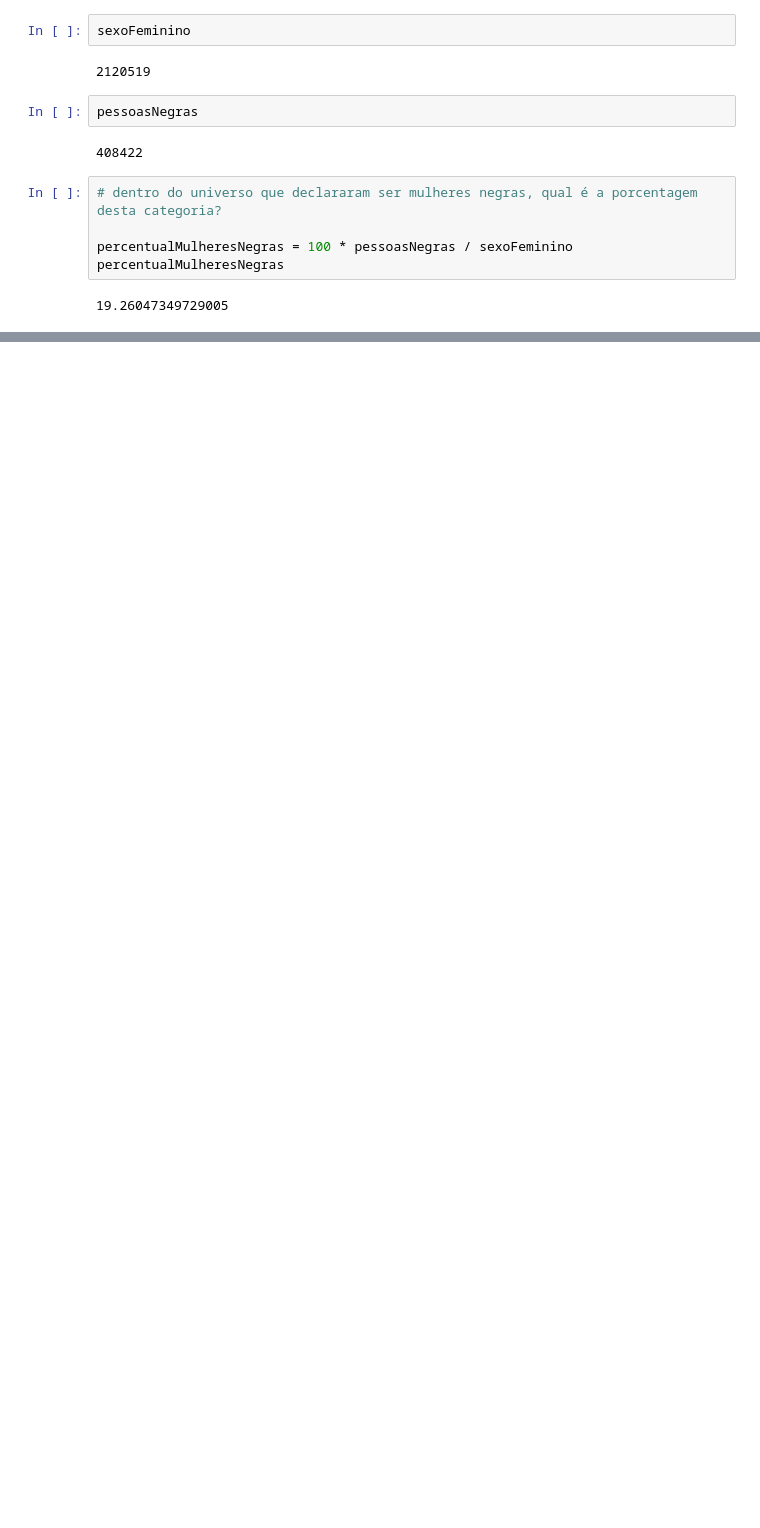
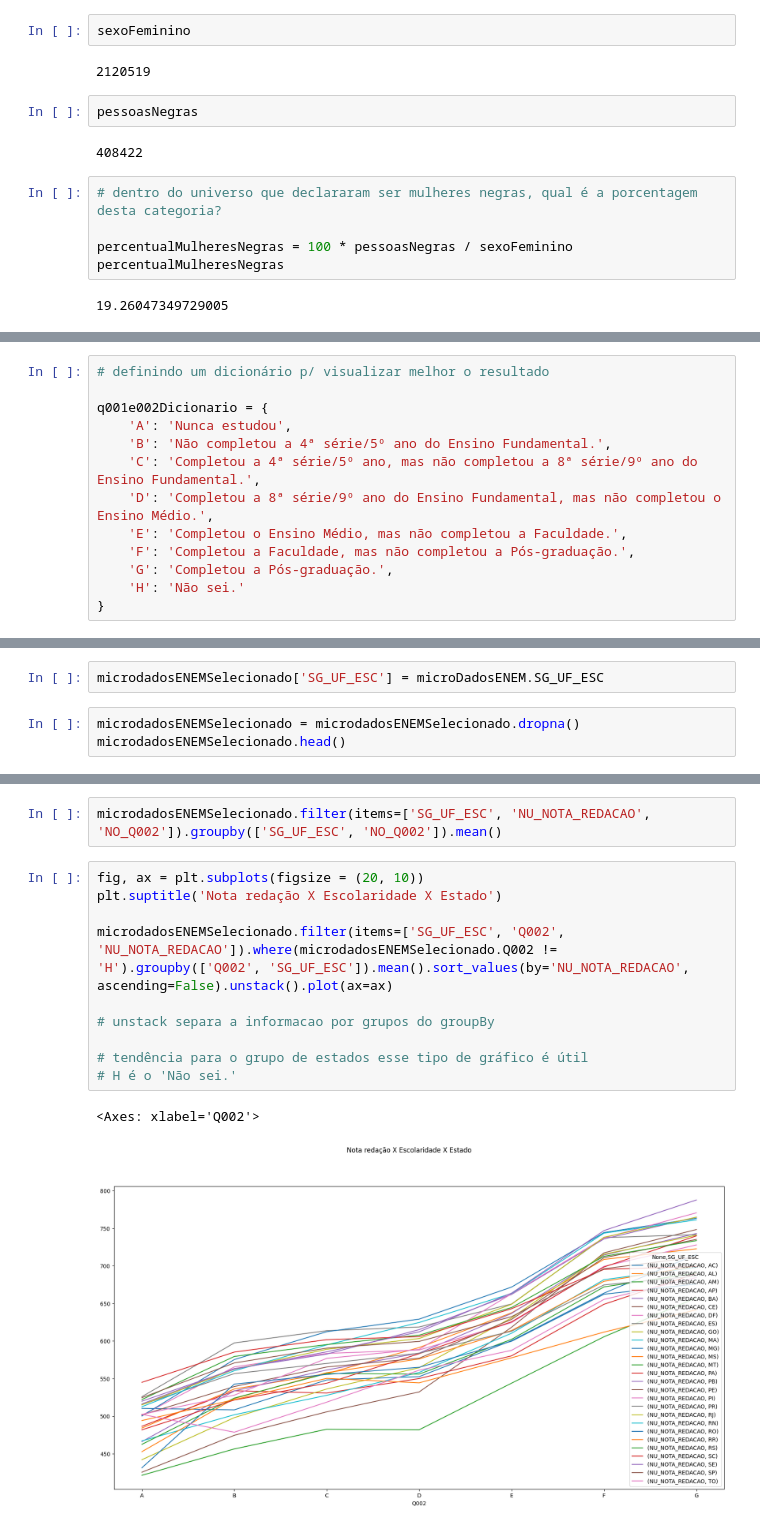
Before and after one commit to anabiax/PyAnaliseDados, a Jupyter notebook: analiseDados.ipynb, the cells around one changed output, grey strips where cells are left out. Drawn from its saved outputs; the diff is of its cells as text; blank space fills up the shorter version.

```diff
--- a/analiseDados.ipynb
+++ b/analiseDados.ipynb
@@ -120,0 +163,13 @@ percentualMulheresNegras
+# %%
+# definindo um dicionário p/ visualizar melhor o resultado
+
+q001e002Dicionario = {
+    'A': 'Nunca estudou',
+    'B': 'Não completou a 4ª série/5º ano do Ensino Fundamental.',
+    'C': 'Completou a 4ª série/5º ano, mas não completou a 8ª série/9º ano do Ensino Fundamental.',
+    'D': 'Completou a 8ª série/9º ano do Ensino Fundamental, mas não completou o Ensino Médio.',
+    'E': 'Completou o Ensino Médio, mas não completou a Faculdade.',
+    'F': 'Completou a Faculdade, mas não completou a Pós-graduação.',
+    'G': 'Completou a Pós-graduação.',
+    'H': 'Não sei.'
+}
@@ -120,0 +252,5 @@ percentualMulheresNegras
+# %%
+microdadosENEMSelecionado['SG_UF_ESC'] = microDadosENEM.SG_UF_ESC
+# %%
+microdadosENEMSelecionado = microdadosENEMSelecionado.dropna()
+microdadosENEMSelecionado.head()
@@ -120,0 +259,14 @@ percentualMulheresNegras
+# %%
+microdadosENEMSelecionado.filter(items=['SG_UF_ESC', 'NU_NOTA_REDACAO', 'NO_Q002']).groupby(['SG_UF_ESC', 'NO_Q002']).mean()
+# %%
+fig, ax = plt.subplots(figsize = (20, 10))
+plt.suptitle('Nota redação X Escolaridade X Estado')
+
+microdadosENEMSelecionado.filter(items=['SG_UF_ESC', 'Q002', 'NU_NOTA_REDACAO']).where(microdadosENEMSelecionado.Q002 != 'H').groupby(['Q002', 'SG_UF_ESC']).mean().sort_values(by='NU_NOTA_REDACAO', ascending=False).unstack().plot(ax=ax)
+                                                                                                                                                                                        # unstack separa a informacao por grupos do groupBy
+
+# tendência para o grupo de estados esse tipo de gráfico é útil
+# H é o 'Não sei.'
+# %% [output]
+<Axes: xlabel='Q002'>
+[figure, added]
```
Also changed, not shown: parts of 36 cells of this notebook.
